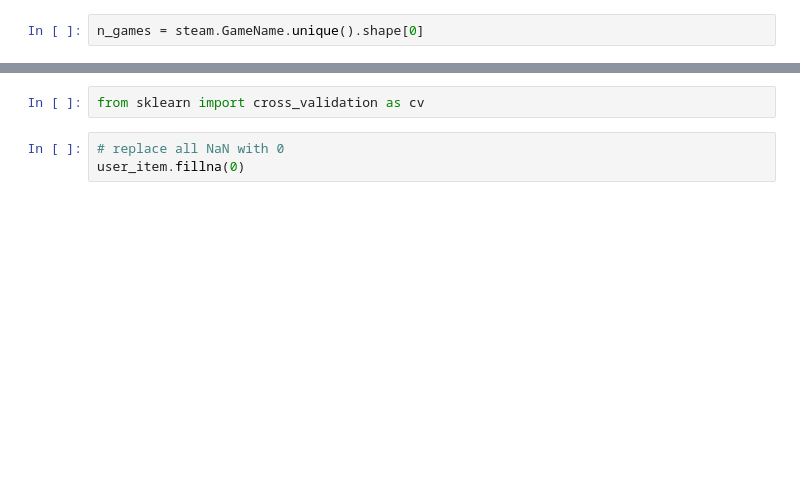
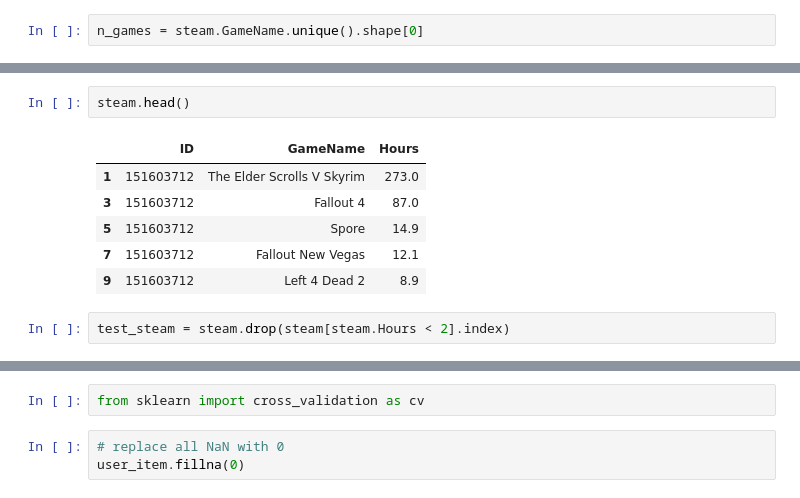
Before and after one commit to ebechter/VideoMania, a Jupyter notebook: VM.ipynb, the cells around one changed output, grey strips where cells are left out. Cells and saved outputs as stored; diff of their text form; blank space fills up the shorter version.

```diff
--- a/VM.ipynb
+++ b/VM.ipynb
@@ -87,0 +110,11 @@ Number of Users =11350 | Number of games 3600
+# %%
+steam.head()
+# %% [output]
+|  | ID | GameName | Hours |
+| 1 | 151603712 | The Elder Scrolls V Skyrim | 273.0 |
+| 3 | 151603712 | Fallout 4 | 87.0 |
+| 5 | 151603712 | Spore | 14.9 |
+| 7 | 151603712 | Fallout New Vegas | 12.1 |
+| 9 | 151603712 | Left 4 Dead 2 | 8.9 |
+# %%
+test_steam = steam.drop(steam[steam.Hours < 2].index)
```
Also changed, not shown: parts of 17 cells of this notebook, 2 other files.
